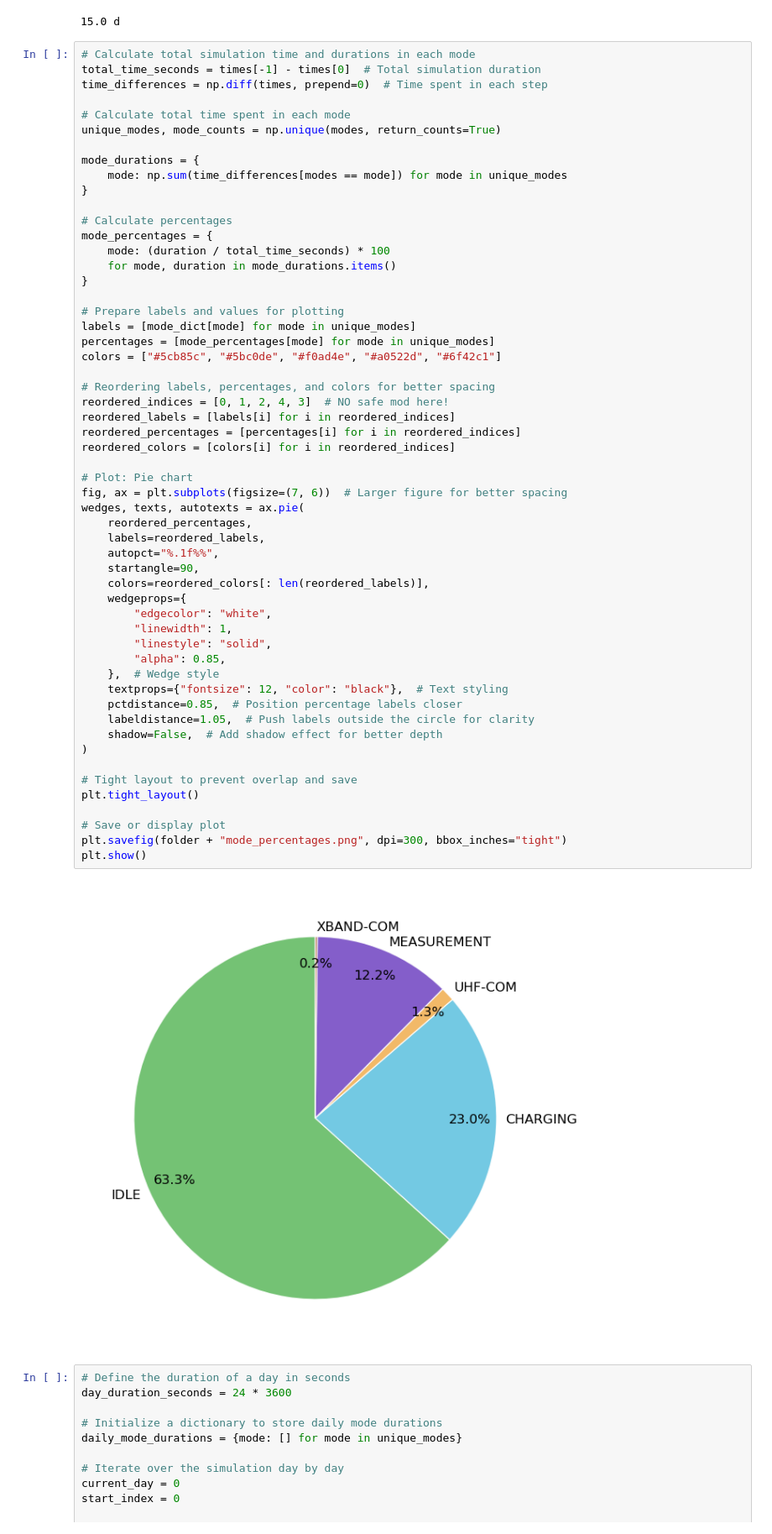
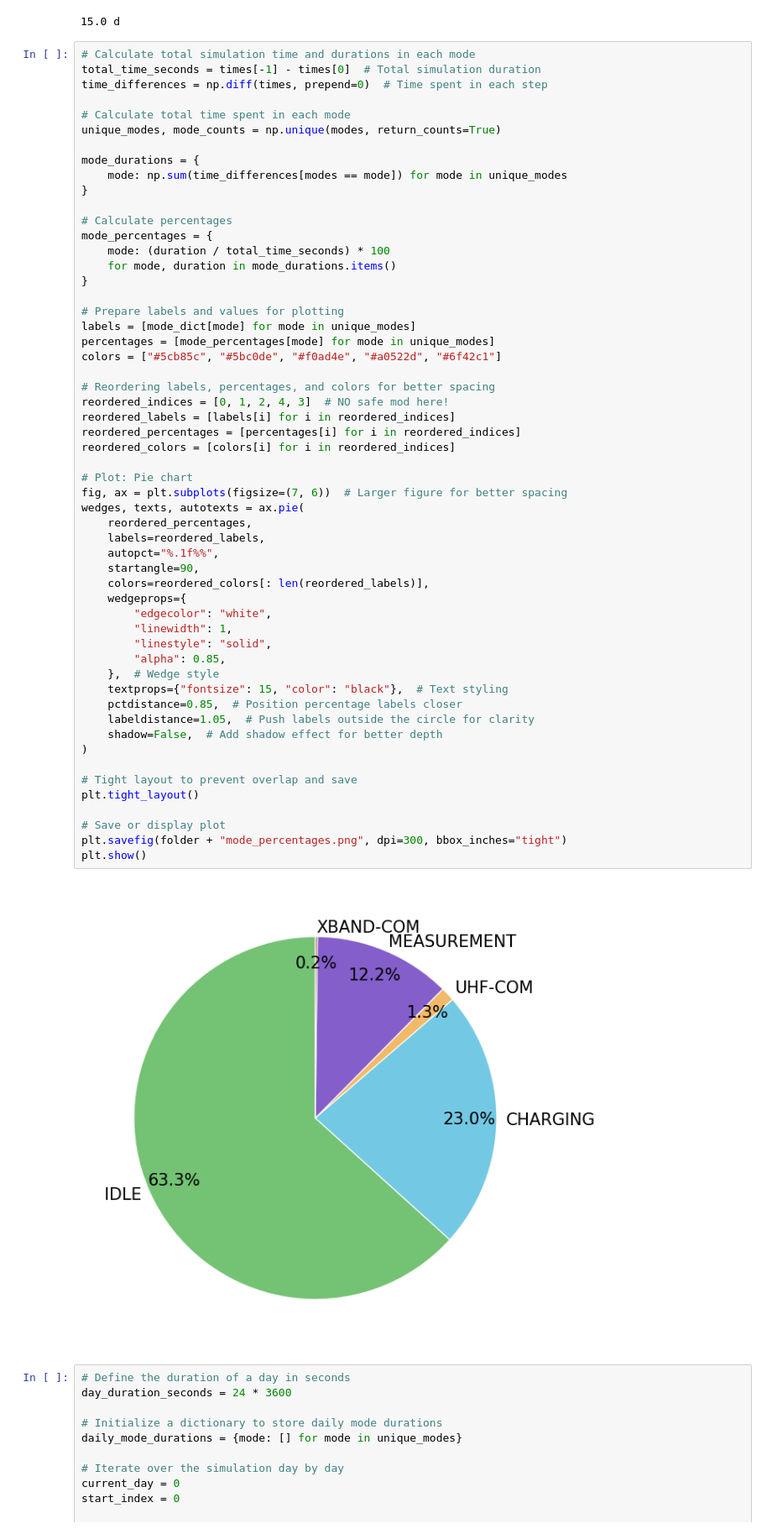
Before and after one commit to CHESS-mission/digital_twin_CubeSat, a Jupyter notebook: src/notebooks/plots_report.ipynb, the cells around one changed output. Shown: that part at 84% size. Cells and saved outputs as stored; diff of their text form.

```diff
--- a/src/notebooks/plots_report.ipynb
+++ b/src/notebooks/plots_report.ipynb
@@ -496,35 +499,35 @@ reordered_indices = [0, 1, 2, 4, 3]  # NO safe mod here!
 reordered_labels = [labels[i] for i in reordered_indices]
 reordered_percentages = [percentages[i] for i in reordered_indices]
 reordered_colors = [colors[i] for i in reordered_indices]
 
 # Plot: Pie chart
 fig, ax = plt.subplots(figsize=(7, 6))  # Larger figure for better spacing
 wedges, texts, autotexts = ax.pie(
     reordered_percentages,
     labels=reordered_labels,
     autopct="%.1f%%",
     startangle=90,
     colors=reordered_colors[: len(reordered_labels)],
     wedgeprops={
         "edgecolor": "white",
         "linewidth": 1,
         "linestyle": "solid",
         "alpha": 0.85,
     },  # Wedge style
-    textprops={"fontsize": 12, "color": "black"},  # Text styling
+    textprops={"fontsize": 15, "color": "black"},  # Text styling
     pctdistance=0.85,  # Position percentage labels closer
     labeldistance=1.05,  # Push labels outside the circle for clarity
     shadow=False,  # Add shadow effect for better depth
 )
 
 # Tight layout to prevent overlap and save
 plt.tight_layout()
 
 # Save or display plot
 plt.savefig(folder + "mode_percentages.png", dpi=300, bbox_inches="tight")
 plt.show()
 # %% [output]
-[figure, old version]
+[figure, new version]
 # %%
 # Define the duration of a day in seconds
 day_duration_seconds = 24 * 3600
```
Also changed, not shown: parts of 6 cells of this notebook, 20 other files.
